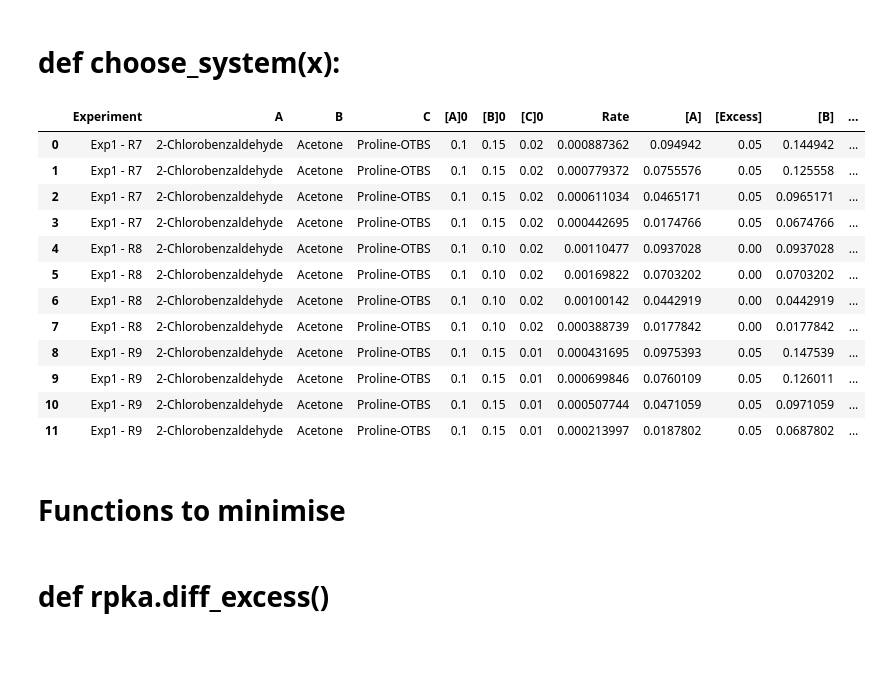
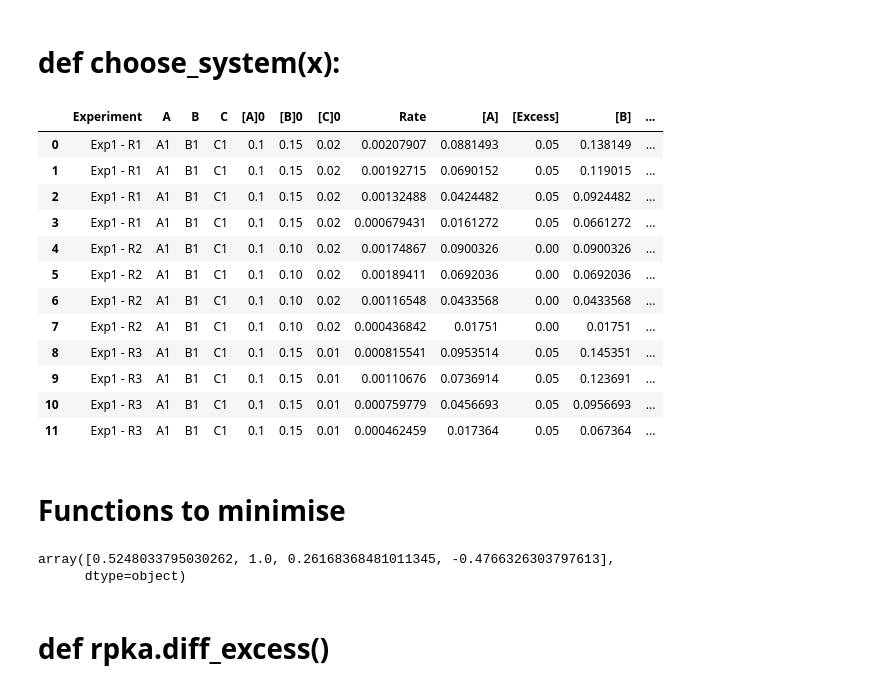
Before and after one commit to pdingwall/htke, a Jupyter notebook: old_templates/htke_analysis_template_v1.9-updated_RPKA_to_functions.ipynb, the cells around one changed output. Cells and saved outputs as stored; diff of their text form; code cells hidden in the pictures; blank space fills up the shorter version.

```diff
--- a/old_templates/htke_analysis_template_v1.9-updated_RPKA_to_functions.ipynb
+++ b/old_templates/htke_analysis_template_v1.9-updated_RPKA_to_functions.ipynb
@@ -278,21 +278,21 @@ def choose_system(system_number):
 
     return system
 # %%
-choose_system(2)
+choose_system(0)
 # %% [output]
 |  | Experiment | A | B | C | [A]0 | [B]0 | [C]0 | Rate | [A] | [Excess] | [B] | ... |
-| 0 | Exp1 - R7 | 2-Chlorobenzaldehyde | Acetone | Proline-OTBS | 0.1 | 0.15 | 0.02 | 0.000887362 | 0.094942 | 0.05 | 0.144942 | ... |
-| 1 | Exp1 - R7 | 2-Chlorobenzaldehyde | Acetone | Proline-OTBS | 0.1 | 0.15 | 0.02 | 0.000779372 | 0.0755576 | 0.05 | 0.125558 | ... |
-| 2 | Exp1 - R7 | 2-Chlorobenzaldehyde | Acetone | Proline-OTBS | 0.1 | 0.15 | 0.02 | 0.000611034 | 0.0465171 | 0.05 | 0.0965171 | ... |
-| 3 | Exp1 - R7 | 2-Chlorobenzaldehyde | Acetone | Proline-OTBS | 0.1 | 0.15 | 0.02 | 0.000442695 | 0.0174766 | 0.05 | 0.0674766 | ... |
-| 4 | Exp1 - R8 | 2-Chlorobenzaldehyde | Acetone | Proline-OTBS | 0.1 | 0.10 | 0.02 | 0.00110477 | 0.0937028 | 0.00 | 0.0937028 | ... |
-| 5 | Exp1 - R8 | 2-Chlorobenzaldehyde | Acetone | Proline-OTBS | 0.1 | 0.10 | 0.02 | 0.00169822 | 0.0703202 | 0.00 | 0.0703202 | ... |
-| 6 | Exp1 - R8 | 2-Chlorobenzaldehyde | Acetone | Proline-OTBS | 0.1 | 0.10 | 0.02 | 0.00100142 | 0.0442919 | 0.00 | 0.0442919 | ... |
-| 7 | Exp1 - R8 | 2-Chlorobenzaldehyde | Acetone | Proline-OTBS | 0.1 | 0.10 | 0.02 | 0.000388739 | 0.0177842 | 0.00 | 0.0177842 | ... |
-| 8 | Exp1 - R9 | 2-Chlorobenzaldehyde | Acetone | Proline-OTBS | 0.1 | 0.15 | 0.01 | 0.000431695 | 0.0975393 | 0.05 | 0.147539 | ... |
-| 9 | Exp1 - R9 | 2-Chlorobenzaldehyde | Acetone | Proline-OTBS | 0.1 | 0.15 | 0.01 | 0.000699846 | 0.0760109 | 0.05 | 0.126011 | ... |
-| 10 | Exp1 - R9 | 2-Chlorobenzaldehyde | Acetone | Proline-OTBS | 0.1 | 0.15 | 0.01 | 0.000507744 | 0.0471059 | 0.05 | 0.0971059 | ... |
-| 11 | Exp1 - R9 | 2-Chlorobenzaldehyde | Acetone | Proline-OTBS | 0.1 | 0.15 | 0.01 | 0.000213997 | 0.0187802 | 0.05 | 0.0687802 | ... |
+| 0 | Exp1 - R1 | A1 | B1 | C1 | 0.1 | 0.15 | 0.02 | 0.00207907 | 0.0881493 | 0.05 | 0.138149 | ... |
+| 1 | Exp1 - R1 | A1 | B1 | C1 | 0.1 | 0.15 | 0.02 | 0.00192715 | 0.0690152 | 0.05 | 0.119015 | ... |
+| 2 | Exp1 - R1 | A1 | B1 | C1 | 0.1 | 0.15 | 0.02 | 0.00132488 | 0.0424482 | 0.05 | 0.0924482 | ... |
+| 3 | Exp1 - R1 | A1 | B1 | C1 | 0.1 | 0.15 | 0.02 | 0.000679431 | 0.0161272 | 0.05 | 0.0661272 | ... |
+| 4 | Exp1 - R2 | A1 | B1 | C1 | 0.1 | 0.10 | 0.02 | 0.00174867 | 0.0900326 | 0.00 | 0.0900326 | ... |
+| 5 | Exp1 - R2 | A1 | B1 | C1 | 0.1 | 0.10 | 0.02 | 0.00189411 | 0.0692036 | 0.00 | 0.0692036 | ... |
+| 6 | Exp1 - R2 | A1 | B1 | C1 | 0.1 | 0.10 | 0.02 | 0.00116548 | 0.0433568 | 0.00 | 0.0433568 | ... |
+| 7 | Exp1 - R2 | A1 | B1 | C1 | 0.1 | 0.10 | 0.02 | 0.000436842 | 0.01751 | 0.00 | 0.01751 | ... |
+| 8 | Exp1 - R3 | A1 | B1 | C1 | 0.1 | 0.15 | 0.01 | 0.000815541 | 0.0953514 | 0.05 | 0.145351 | ... |
+| 9 | Exp1 - R3 | A1 | B1 | C1 | 0.1 | 0.15 | 0.01 | 0.00110676 | 0.0736914 | 0.05 | 0.123691 | ... |
+| 10 | Exp1 - R3 | A1 | B1 | C1 | 0.1 | 0.15 | 0.01 | 0.000759779 | 0.0456693 | 0.05 | 0.0956693 | ... |
+| 11 | Exp1 - R3 | A1 | B1 | C1 | 0.1 | 0.15 | 0.01 | 0.000462459 | 0.017364 | 0.05 | 0.067364 | ... |
 # %% [markdown]
 # Functions to minimise
 # %%
@@ -347,6 +347,13 @@ def sum_residuals_c(x):
     sum_residuals = np.sum(residuals ** 2)
 
     return sum_residuals
+# %%
+x = 0.5
+
+(standard_rate.to_numpy()) / (standard_conc_C.to_numpy()**x) / max((standard_rate.to_numpy()) / (standard_conc_C.to_numpy()**x))
+# %% [output]
+array([0.5248033795030262, 1.0, 0.26168368481011345, -0.4766326303797613],
+      dtype=object)
 # %% [markdown]
 # def rpka.diff_excess()
 # %%
```
Also changed, not shown: parts of 14 cells of this notebook, 3 other files.
